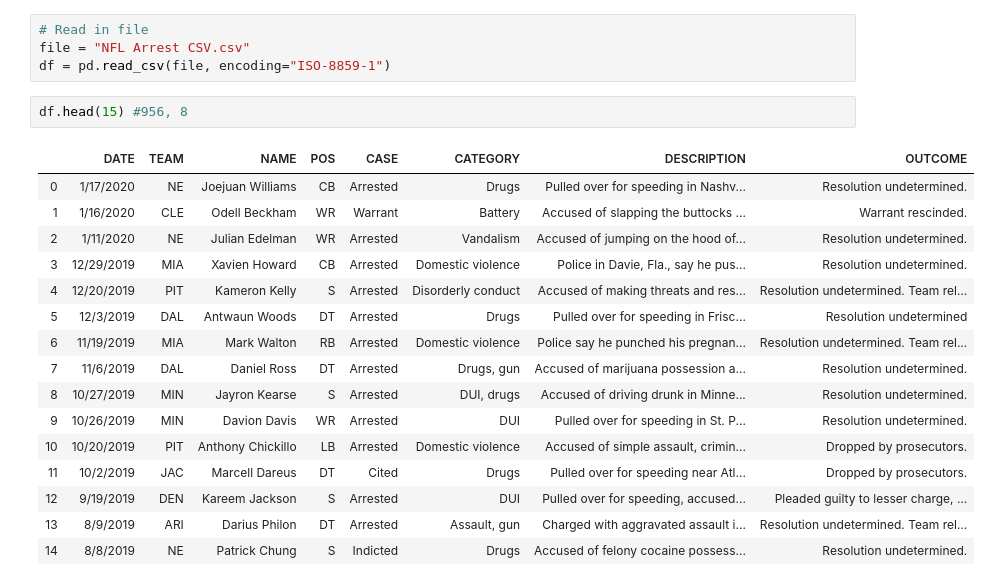
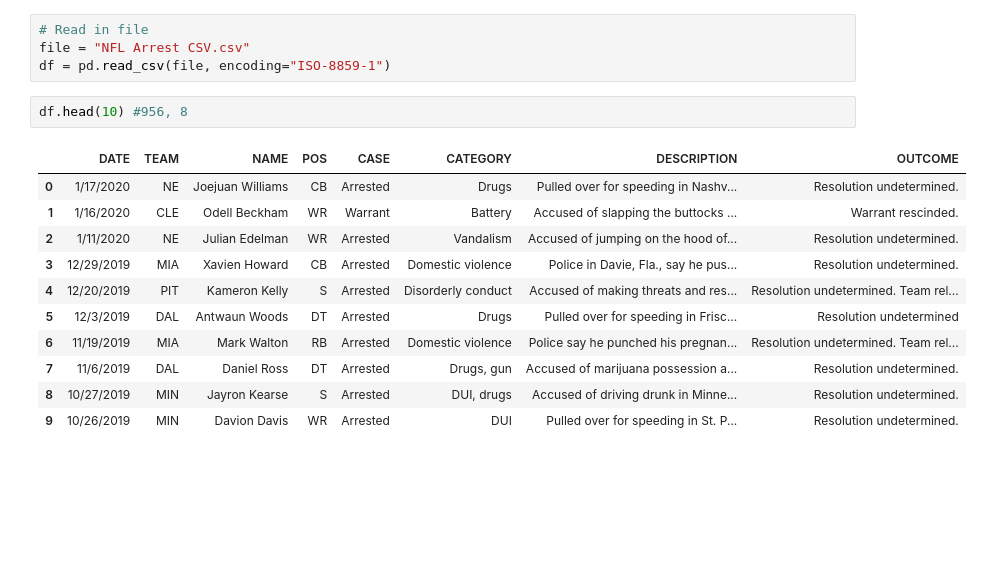
Before and after one commit to alecslaney/project2, a Jupyter notebook: Data Cleaning/Arrest Data Clean.ipynb, the cells around one changed output. Saved outputs shown, nothing was run; the diff lists cells and outputs as text; blank space fills up the shorter version.

```diff
--- a/Data Cleaning/Arrest Data Clean.ipynb
+++ b/Data Cleaning/Arrest Data Clean.ipynb
@@ -6,21 +6,16 @@ import pandas as pd
 file = "NFL Arrest CSV.csv"
 df = pd.read_csv(file, encoding="ISO-8859-1")
 # %%
-df.head(15) #956, 8
+df.head(10) #956, 8
 # %% [output]
 |  | DATE | TEAM | NAME | POS | CASE | CATEGORY | DESCRIPTION | OUTCOME |
 | 0 | 1/17/2020 | NE | Joejuan Williams | CB | Arrested | Drugs | Pulled over for speeding in Nashv... | Resolution undetermined. |
 | 1 | 1/16/2020 | CLE | Odell Beckham | WR | Warrant | Battery | Accused of slapping the buttocks ... | Warrant rescinded. |
 | 2 | 1/11/2020 | NE | Julian Edelman | WR | Arrested | Vandalism | Accused of jumping on the hood of... | Resolution undetermined. |
 | 3 | 12/29/2019 | MIA | Xavien Howard | CB | Arrested | Domestic violence | Police in Davie, Fla., say he pus... | Resolution undetermined. |
 | 4 | 12/20/2019 | PIT | Kameron Kelly | S | Arrested | Disorderly conduct | Accused of making threats and res... | Resolution undetermined. Team rel... |
 | 5 | 12/3/2019 | DAL | Antwaun Woods | DT | Arrested | Drugs | Pulled over for speeding in Frisc... | Resolution undetermined |
 | 6 | 11/19/2019 | MIA | Mark Walton | RB | Arrested | Domestic violence | Police say he punched his pregnan... | Resolution undetermined. Team rel... |
 | 7 | 11/6/2019 | DAL | Daniel Ross | DT | Arrested | Drugs, gun | Accused of marijuana possession a... | Resolution undetermined. |
 | 8 | 10/27/2019 | MIN | Jayron Kearse | S | Arrested | DUI, drugs | Accused of driving drunk in Minne... | Resolution undetermined. |
 | 9 | 10/26/2019 | MIN | Davion Davis | WR | Arrested | DUI | Pulled over for speeding in St. P... | Resolution undetermined. |
-| 10 | 10/20/2019 | PIT | Anthony Chickillo | LB | Arrested | Domestic violence | Accused of simple assault, crimin... | Dropped by prosecutors. |
-| 11 | 10/2/2019 | JAC | Marcell Dareus | DT | Cited | Drugs | Pulled over for speeding near Atl... | Dropped by prosecutors. |
-| 12 | 9/19/2019 | DEN | Kareem Jackson | S | Arrested | DUI | Pulled over for speeding, accused... | Pleaded guilty to lesser charge, ... |
-| 13 | 8/9/2019 | ARI | Darius Philon | DT | Arrested | Assault, gun | Charged with aggravated assault i... | Resolution undetermined. Team rel... |
-| 14 | 8/8/2019 | NE | Patrick Chung | S | Indicted | Drugs | Accused of felony cocaine possess... | Resolution undetermined. |
```
Also changed, not shown: parts of 8 cells of this notebook, 4 other files.
